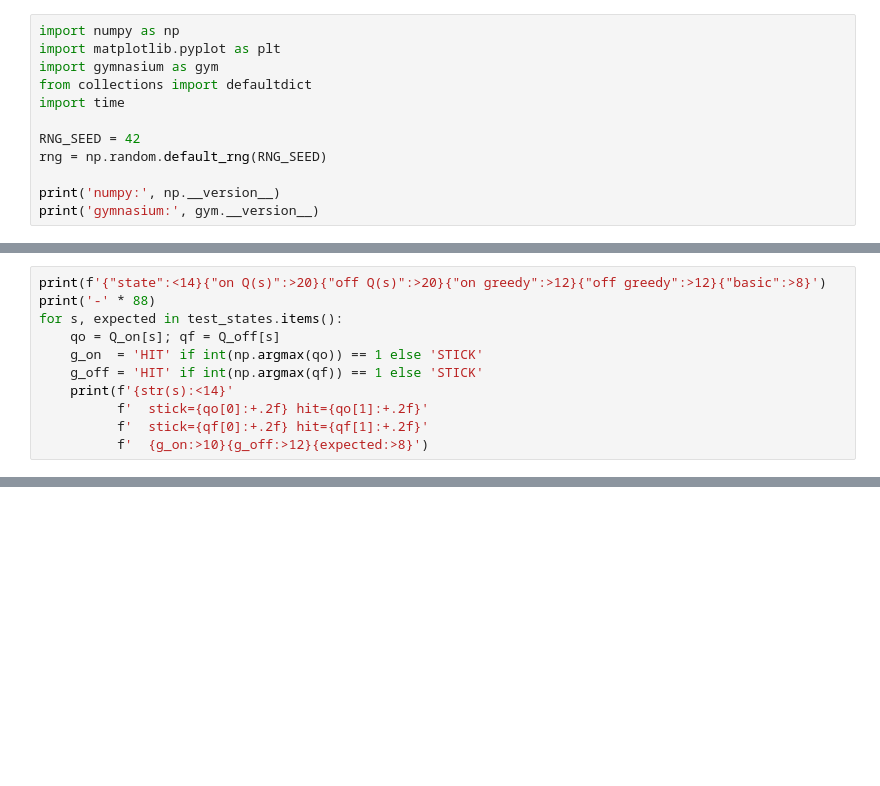
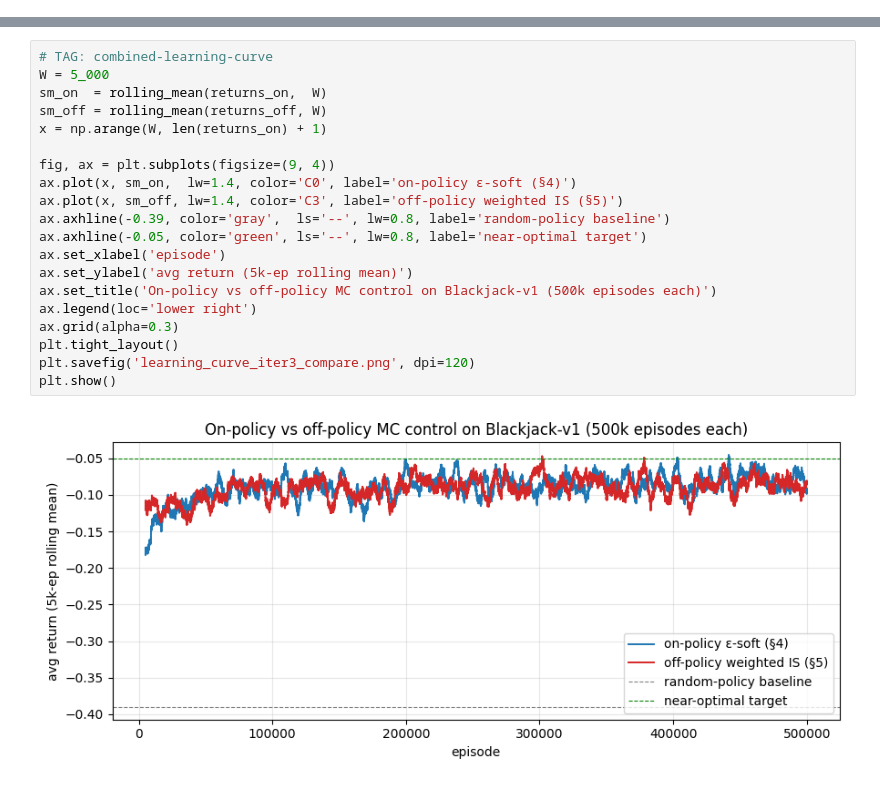
Before and after one commit to gangadharsaivignesh/MSDS684-RL-Labs, a Jupyter notebook: Week3/Lab3.ipynb, the cells around one changed output, grey strips where cells are left out. Drawn from its saved outputs; the diff is of its cells as text; blank space fills up the shorter version.

```diff
--- a/Week3/Lab3.ipynb
+++ b/Week3/Lab3.ipynb
@@ -23,12 +0,0 @@ Blackjack is the textbook MC problem: episodes are short, terminate cleanly, and
-# %%
-import numpy as np
-import matplotlib.pyplot as plt
-import gymnasium as gym
-from collections import defaultdict
-import time
-
-RNG_SEED = 42
-rng = np.random.default_rng(RNG_SEED)
-
-print('numpy:', np.__version__)
-print('gymnasium:', gym.__version__)
@@ -453,11 +0,0 @@ Off-policy weighted IS (Iter 3)           -0.0439        43.36%       280
-# %%
-print(f'{"state":<14}{"on Q(s)":>20}{"off Q(s)":>20}{"on greedy":>12}{"off greedy":>12}{"basic":>8}')
-print('-' * 88)
-for s, expected in test_states.items():
-    qo = Q_on[s]; qf = Q_off[s]
-    g_on  = 'HIT' if int(np.argmax(qo)) == 1 else 'STICK'
-    g_off = 'HIT' if int(np.argmax(qf)) == 1 else 'STICK'
-    print(f'{str(s):<14}'
-          f'  stick={qo[0]:+.2f} hit={qo[1]:+.2f}'
-          f'  stick={qf[0]:+.2f} hit={qf[1]:+.2f}'
-          f'  {g_on:>10}{g_off:>12}{expected:>8}')
@@ -1011,0 +452,22 @@ plt.show()
+# %%
+# TAG: combined-learning-curve
+W = 5_000
+sm_on  = rolling_mean(returns_on,  W)
+sm_off = rolling_mean(returns_off, W)
+x = np.arange(W, len(returns_on) + 1)
+
+fig, ax = plt.subplots(figsize=(9, 4))
+ax.plot(x, sm_on,  lw=1.4, color='C0', label='on-policy ε-soft (§4)')
+ax.plot(x, sm_off, lw=1.4, color='C3', label='off-policy weighted IS (§5)')
+ax.axhline(-0.39, color='gray',  ls='--', lw=0.8, label='random-policy baseline')
+ax.axhline(-0.05, color='green', ls='--', lw=0.8, label='near-optimal target')
+ax.set_xlabel('episode')
+ax.set_ylabel('avg return (5k-ep rolling mean)')
+ax.set_title('On-policy vs off-policy MC control on Blackjack-v1 (500k episodes each)')
+ax.legend(loc='lower right')
+ax.grid(alpha=0.3)
+plt.tight_layout()
+plt.savefig('learning_curve_iter3_compare.png', dpi=120)
+plt.show()
+# %% [output]
+[figure, added]
```
Also changed, not shown: parts of 102 cells of this notebook, 4 other files.
